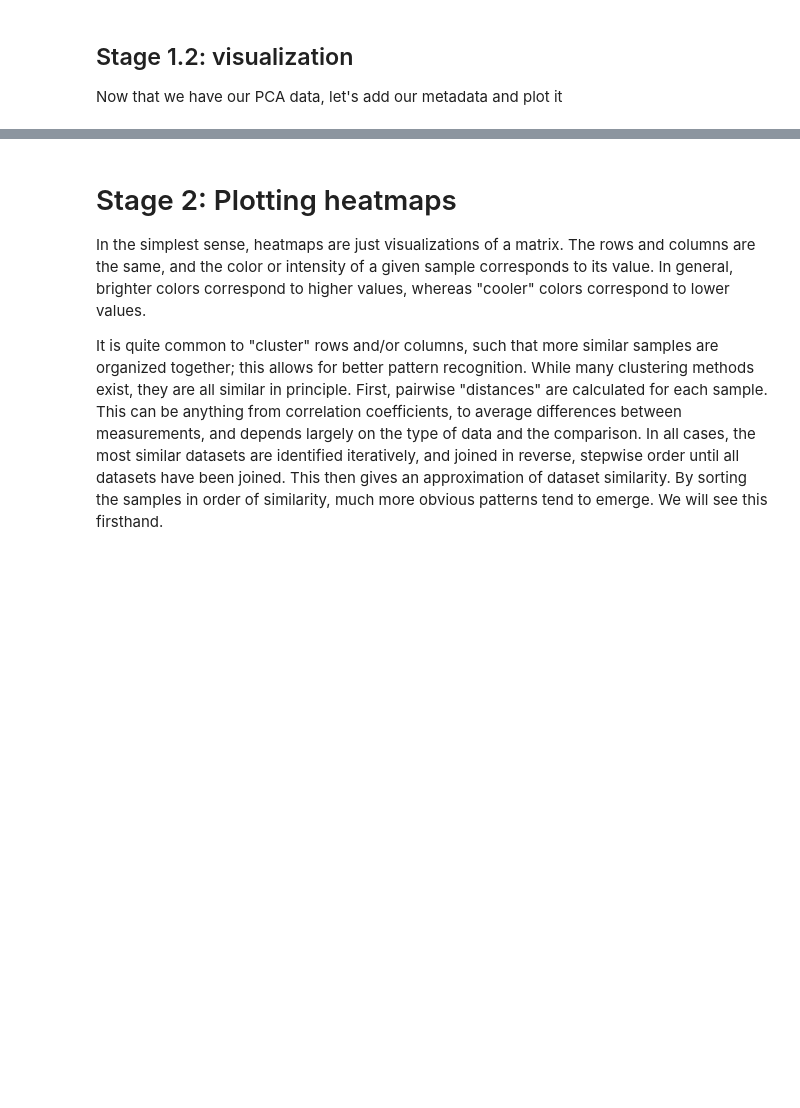
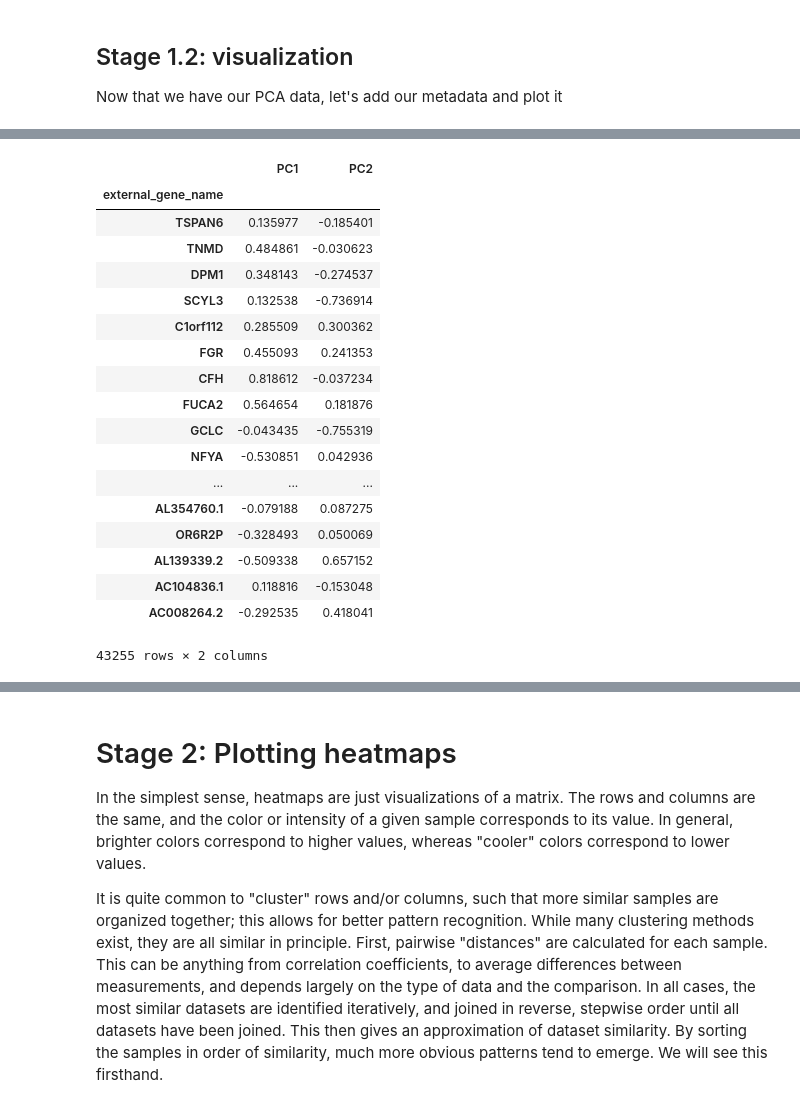
Before and after one commit to morimotolab/systems_class, a Jupyter notebook: 03_optional_visualization_exercises.ipynb, the cells around one changed output, grey strips where cells are left out. Drawn from its saved outputs; the diff is of its cells as text; code cells hidden in the pictures; blank space fills up the shorter version.

```diff
--- a/03_optional_visualization_exercises.ipynb
+++ b/03_optional_visualization_exercises.ipynb
@@ -187,0 +190,26 @@ sns.scatterplot(data = pca_dataframe,
+# %%
+loadings = pca.components_.T * np.sqrt(pca.explained_variance_)
+loadings_df = pd.DataFrame(data = loadings[1:,1:],
+                          index = counts.index[0:43255],
+                          columns = ['PC1', 'PC2'])
+loadings_df
+# %% [output]
+|  | PC1 | PC2 |
+| external_gene_name |  |  |
+| TSPAN6 | 0.135977 | -0.185401 |
+| TNMD | 0.484861 | -0.030623 |
+| DPM1 | 0.348143 | -0.274537 |
+| SCYL3 | 0.132538 | -0.736914 |
+| C1orf112 | 0.285509 | 0.300362 |
+| FGR | 0.455093 | 0.241353 |
+| CFH | 0.818612 | -0.037234 |
+| FUCA2 | 0.564654 | 0.181876 |
+| GCLC | -0.043435 | -0.755319 |
+| NFYA | -0.530851 | 0.042936 |
+| ... | ... | ... |
+| AL354760.1 | -0.079188 | 0.087275 |
+| OR6R2P | -0.328493 | 0.050069 |
+| AL139339.2 | -0.509338 | 0.657152 |
+| AC104836.1 | 0.118816 | -0.153048 |
+| AC008264.2 | -0.292535 | 0.418041 |
+43255 rows × 2 columns
```
Also changed, not shown: parts of 14 cells of this notebook.
